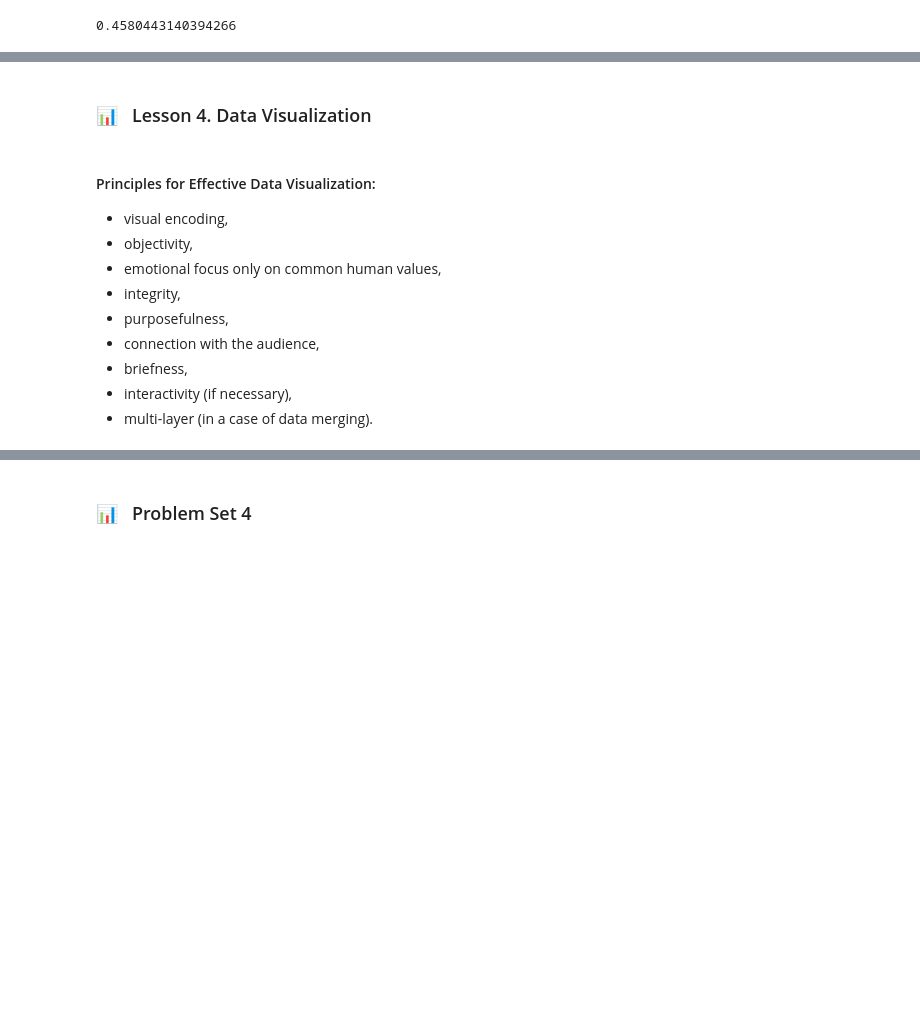
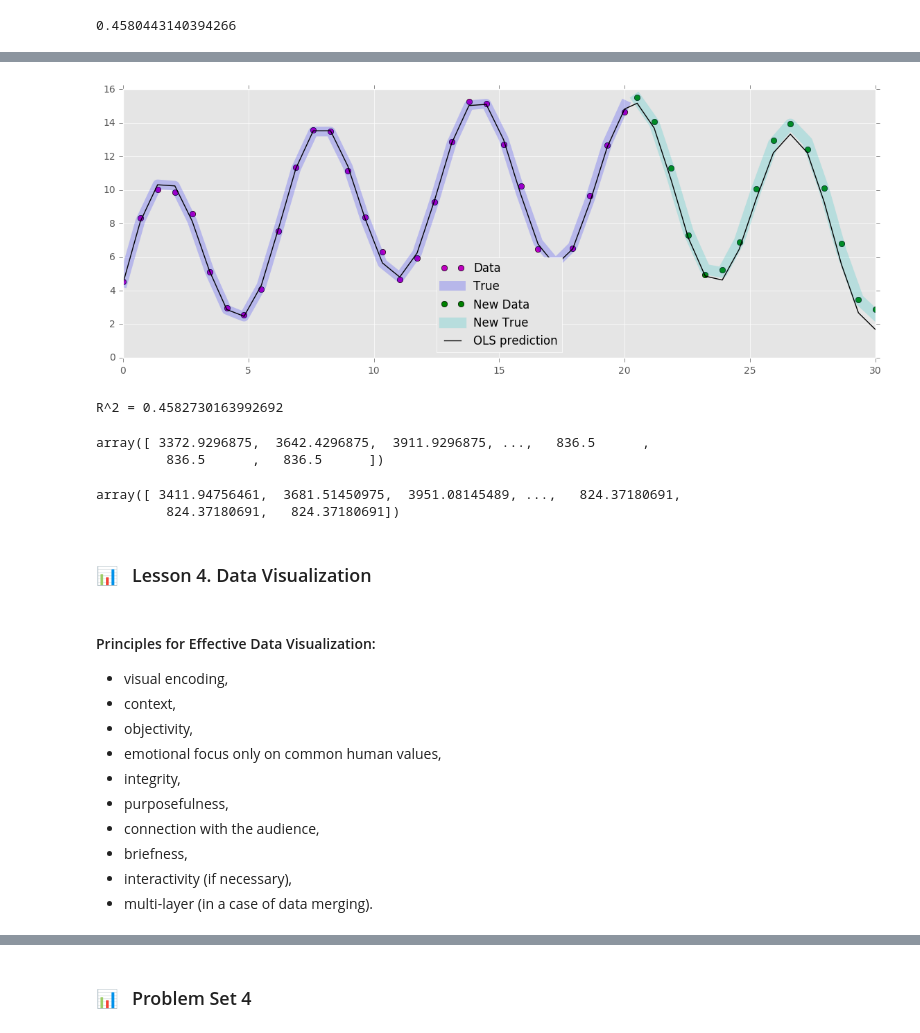
Before and after one commit to OlgaBelitskaya/reflections, a Jupyter notebook: ud359/reflections-ud359-3-4.ipynb, the cells around one changed output, grey strips where cells are left out. Saved outputs shown, nothing was run; the diff lists cells and outputs as text; code cells hidden in the pictures; blank space fills up the shorter version.

```diff
--- a/ud359/reflections-ud359-3-4.ipynb
+++ b/ud359/reflections-ud359-3-4.ipynb
@@ -533,0 +572,5 @@ compute_r_squared(data['ENTRIESn_hourly'], predict[0])
+# %%
+# Fit the model
+olsmodel = sm.OLS(y, X)
+olsresult = olsmodel.fit()
+print(olsresult.summary())
@@ -534,3 +595,24 @@ compute_r_squared(data['ENTRIESn_hourly'], predict[0])
+# %%
+# Prediction
+ypred = olsresult.predict(X)
+# Create new artificial data
+x1new = np.linspace(20.5, 30, 15)
+Xnew = np.column_stack((x1new, 10*np.sin(x1new), (x1new-5)**2))
+Xnew = sm.add_constant(Xnew)
+y_truenew = np.dot(Xnew, beta)
+ynew = y_truenew + sig * np.random.normal(size=15)
+# Prediction for the new sample
+yprednew = olsresult.predict(Xnew)
+# Plot the result
+fig, ax = plt.subplots()
+ax.plot(x1, y, 'mo', label="Data")
+ax.plot(x1, y_true, 'b-', lw=10, alpha=0.2, label="True")
+ax.plot(x1new, ynew, 'go', label="New Data")
+ax.plot(x1new, y_truenew, 'c-', lw=11, alpha=0.2, label="New True")
+ax.plot(np.hstack((x1, x1new)), np.hstack((ypred, yprednew)), 'black', lw=1, label="OLS prediction")
+ax.legend(loc="best");
+# %% [output]
+[figure, added]
 # %%
 # 8
 # -*- coding: utf-8 -*-
@@ -581,0 +678,6 @@ def predictions(weather_turnstile):
+# %%
+predictions0(data)
+# %% [output]
+R^2 = 0.4582730163992692
+array([ 3372.9296875,  3642.4296875,  3911.9296875, ...,   836.5      ,
+         836.5      ,   836.5      ])
@@ -582,8 +716,15 @@ def predictions(weather_turnstile):
+# %%
+predictions(data)
+# Udacity test result: "Your R^2 value is: 0.48344710557"
+# %% [output]
+array([ 3411.94756461,  3681.51450975,  3951.08145489, ...,   824.37180691,
+         824.37180691,   824.37180691])
 # %% [markdown]
 ###  &#x1F4CA; &nbsp;  Lesson 4. Data Visualization
 # %% [markdown]
 #### Principles for Effective Data Visualization:
 -  visual encoding,
+-  context,
 -  objectivity,
 -  emotional focus only on common human values,
 -  integrity,
```
Also changed, not shown: parts of 19 cells of this notebook.
